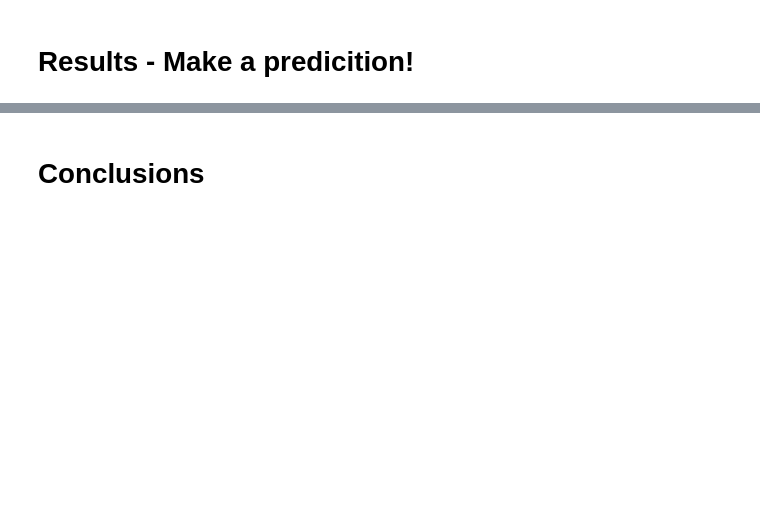
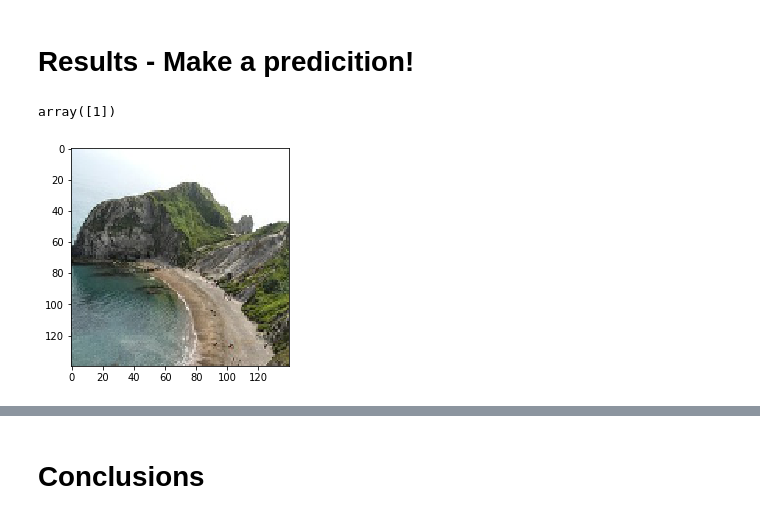
Before and after one commit to dalayne95/harmful-algal-bloom-detection, a Jupyter notebook: technical_notebook.ipynb, the cells around one changed output, grey strips where cells are left out. Cells and saved outputs as stored; diff of their text form; code cells hidden in the pictures; blank space fills up the shorter version.

Commit message:
added functionfor predicting image class

```diff
--- a/technical_notebook.ipynb
+++ b/technical_notebook.ipynb
@@ -314,5 +316,5 @@ def predict_image(model, path):
     img = img_to_array(img)
     img = img/255
     img = np.expand_dims(img, axis=0)
-    predict = saved_model.predict(img)
+    predict = saved_model.predict_classes(img)
     return predict
@@ -320,0 +321,5 @@ predict_image(saved_model, )
+# %%
+predict_image(saved_model, 'split/validation/not_algae/74484e48.jpg')
+# %% [output]
+array([1])
+[figure, added]
```
Also changed, not shown: parts of 7 cells of this notebook, 1 other file.
